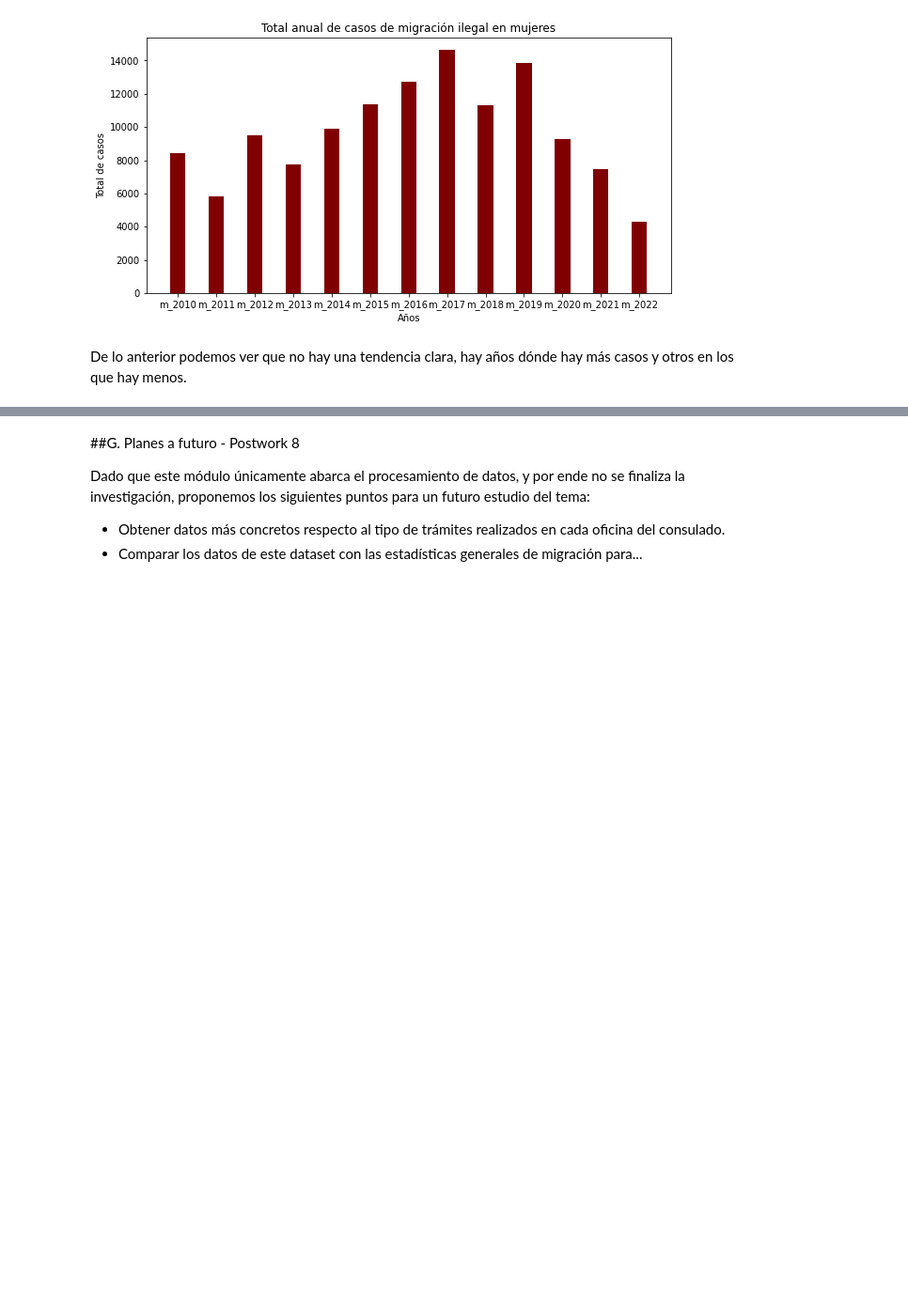
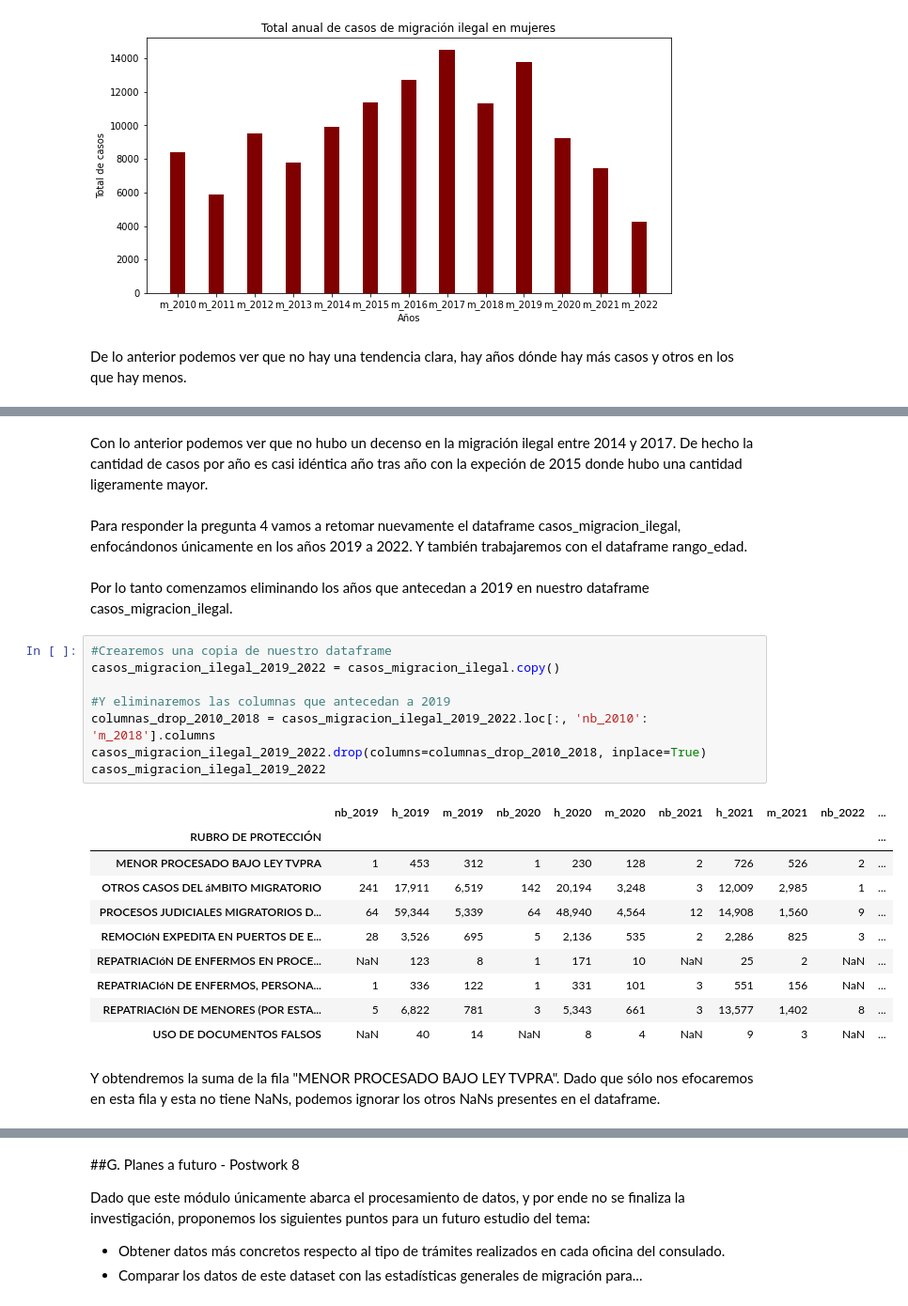
Before and after one commit to JuanMaLR/bedu-equipo4-dataScience-P-FP, a Jupyter notebook: FinalProject.ipynb, the cells around one changed output, grey strips where cells are left out. Shown: that part at 94% size. Cells and saved outputs as stored; diff of their text form; blank space fills up the shorter version.

Commit message:
Respondiendo preguntas 3, 4 y 5

```diff
--- a/FinalProject.ipynb
+++ b/FinalProject.ipynb
@@ -1194,0 +1322,28 @@ De lo anterior podemos ver que no hay una tendencia clara, hay años dónde hay
+# %% [markdown]
+Con lo anterior podemos ver que no hubo un decenso en la migración ilegal entre 2014 y 2017. De hecho la cantidad de casos por año es casi idéntica año tras año con la expeción de 2015 donde hubo una cantidad ligeramente mayor.
+# %% [markdown]
+Para responder la pregunta 4 vamos a retomar nuevamente el dataframe casos_migracion_ilegal, enfocándonos únicamente en los años 2019 a 2022.
+Y también trabajaremos con el dataframe rango_edad.
+# %% [markdown]
+Por lo tanto comenzamos eliminando los años que antecedan a 2019 en nuestro dataframe casos_migracion_ilegal.
+# %%
+#Crearemos una copia de nuestro dataframe
+casos_migracion_ilegal_2019_2022 = casos_migracion_ilegal.copy()
+
+#Y eliminaremos las columnas que antecedan a 2019
+columnas_drop_2010_2018 = casos_migracion_ilegal_2019_2022.loc[:, 'nb_2010': 'm_2018'].columns
+casos_migracion_ilegal_2019_2022.drop(columns=columnas_drop_2010_2018, inplace=True)
+casos_migracion_ilegal_2019_2022
+# %% [output]
+|  | nb_2019 | h_2019 | m_2019 | nb_2020 | h_2020 | m_2020 | nb_2021 | h_2021 | m_2021 | nb_2022 | ... |
+| RUBRO DE PROTECCIÓN |  |  |  |  |  |  |  |  |  |  | ... |
+| MENOR PROCESADO BAJO LEY TVPRA | 1 | 453 | 312 | 1 | 230 | 128 | 2 | 726 | 526 | 2 | ... |
+| OTROS CASOS DEL áMBITO MIGRATORIO | 241 | 17,911 | 6,519 | 142 | 20,194 | 3,248 | 3 | 12,009 | 2,985 | 1 | ... |
+| PROCESOS JUDICIALES MIGRATORIOS D... | 64 | 59,344 | 5,339 | 64 | 48,940 | 4,564 | 12 | 14,908 | 1,560 | 9 | ... |
+| REMOCIóN EXPEDITA EN PUERTOS DE E... | 28 | 3,526 | 695 | 5 | 2,136 | 535 | 2 | 2,286 | 825 | 3 | ... |
+| REPATRIACIóN DE ENFERMOS EN PROCE... | NaN | 123 | 8 | 1 | 171 | 10 | NaN | 25 | 2 | NaN | ... |
+| REPATRIACIóN DE ENFERMOS, PERSONA... | 1 | 336 | 122 | 1 | 331 | 101 | 3 | 551 | 156 | NaN | ... |
+| REPATRIACIóN DE MENORES (POR ESTA... | 5 | 6,822 | 781 | 3 | 5,343 | 661 | 3 | 13,577 | 1,402 | 8 | ... |
+| USO DE DOCUMENTOS FALSOS | NaN | 40 | 14 | NaN | 8 | 4 | NaN | 9 | 3 | NaN | ... |
+# %% [markdown]
+Y obtendremos la suma de la fila "MENOR PROCESADO BAJO LEY TVPRA". Dado que sólo nos efocaremos en esta fila y esta no tiene NaNs, podemos ignorar los otros NaNs presentes en el dataframe.
```
Also changed, not shown: parts of 46 cells of this notebook.
